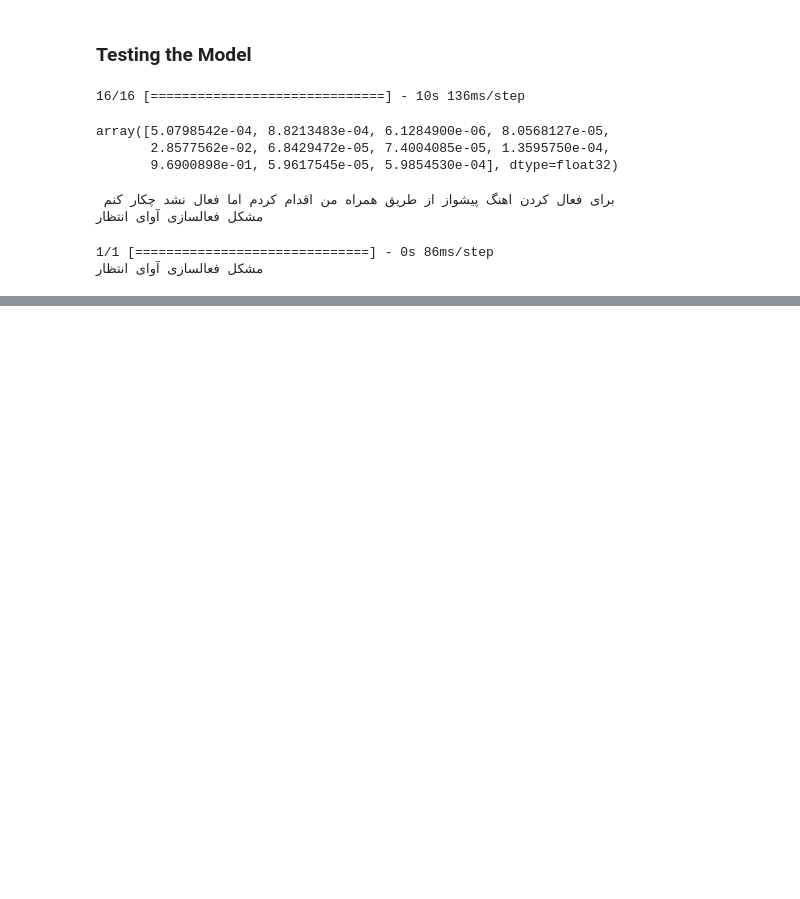
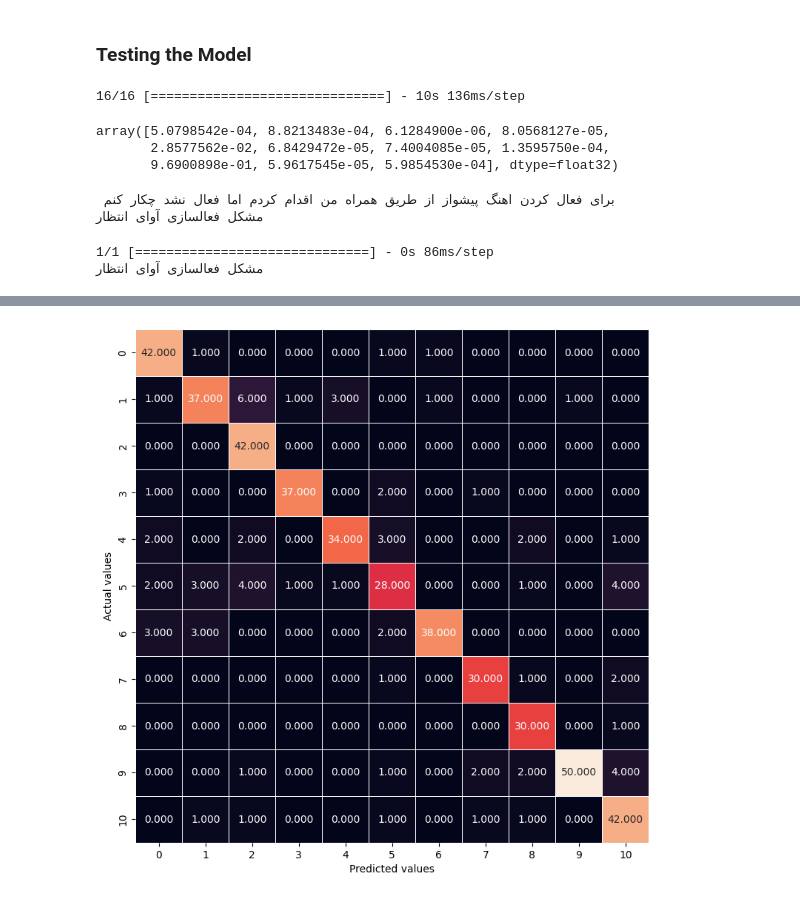
Before and after one commit to danfarh/intent-recognition, a Jupyter notebook: intent_recognition_BERT.ipynb, the cells around one changed output, grey strips where cells are left out. Cells and saved outputs as stored; diff of their text form; code cells hidden in the pictures; blank space fills up the shorter version.

Commit message:
feat: evaluate model and calculate f1-score

```diff
--- a/intent_recognition_BERT.ipynb
+++ b/intent_recognition_BERT.ipynb
@@ -482,0 +506,3 @@ print(pridiction)
+# %%
+y_pred = loaded_model.predict({'input_ids':x_test['input_ids'],'attention_mask':x_test['attention_mask']})
+y_pred = np.argmax(y_pred, axis=1)
@@ -482,0 +531,2 @@ print(pridiction)
+# %%
+y_true = np.argmax(y_test, axis=1)
@@ -482,0 +573,2 @@ print(pridiction)
+# %%
+cm = confusion_matrix(y_true, y_pred)
@@ -482,0 +589,11 @@ print(pridiction)
+# %%
+import matplotlib.pyplot as plt
+import seaborn as sns
+
+plt.figure(figsize=(9, 9))
+sns.heatmap(cm, annot=True, fmt='0.3f', linewidth=0.5, square=True, cbar=False)
+plt.xlabel('Predicted values')
+plt.ylabel('Actual values')
+plt.show()
+# %% [output]
+[figure, added]
```
Also changed, not shown: parts of 11 cells of this notebook.
